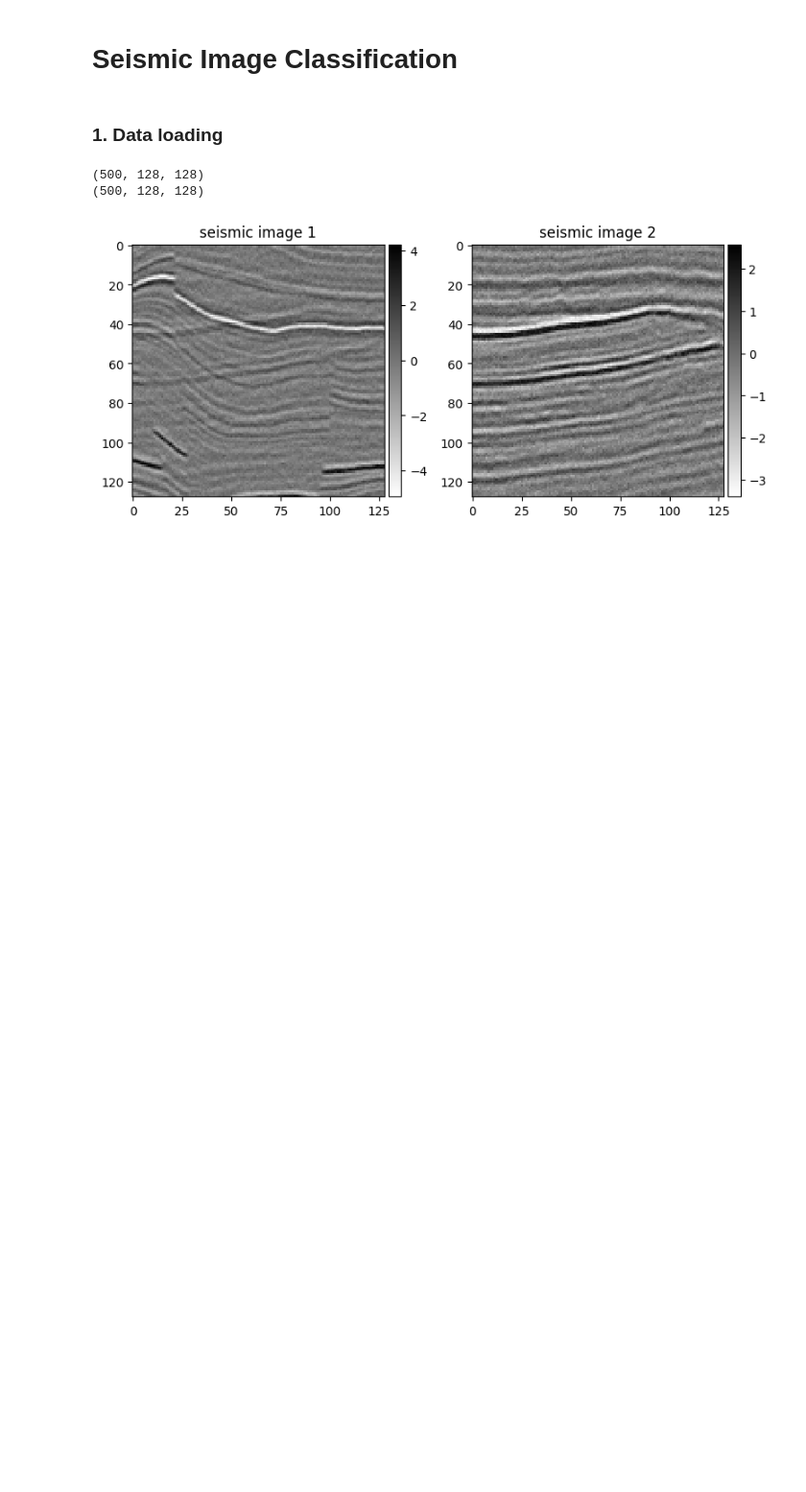
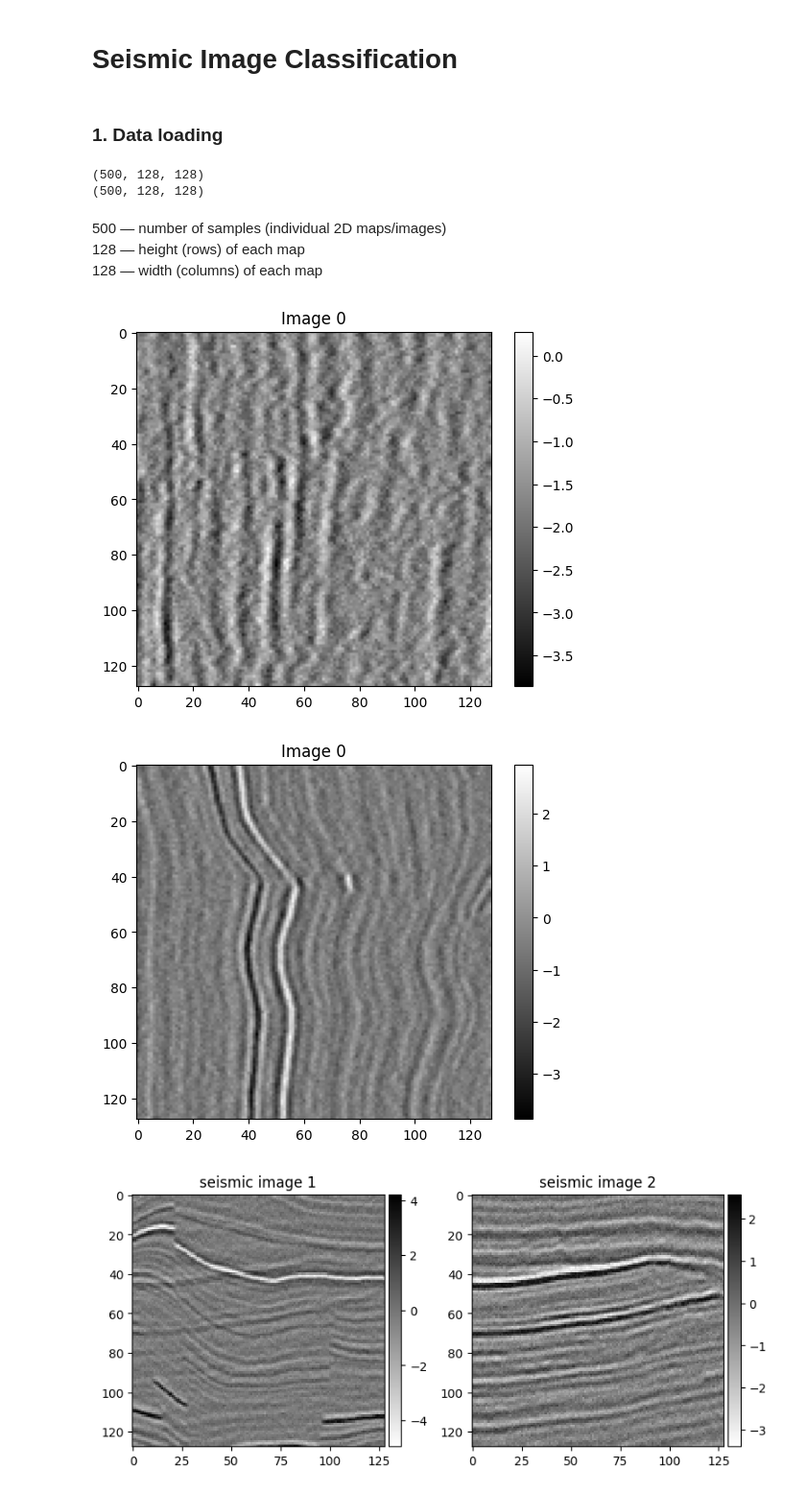
Before and after one commit to Archi2903/AI-in-Engenery, a Jupyter notebook: ENR4320_Class06_Mini_Proj2_dataloading.ipynb, the cells around one changed output. Shown at 96% size. Drawn from its saved outputs; the diff is of its cells as text; code cells hidden in the pictures; blank space fills up the shorter version.

```diff
--- a/ENR4320_Class06_Mini_Proj2_dataloading.ipynb
+++ b/ENR4320_Class06_Mini_Proj2_dataloading.ipynb
@@ -17,4 +18,19 @@ print(X_fld.shape)
 # %% [output]
 (500, 128, 128)
 (500, 128, 128)
+# %% [markdown]
+500 — number of samples (individual 2D maps/images) <br>
+128 — height (rows) of each map <br>
+128 — width (columns) of each map
+# %%
+data = np.load("field_500_proc.npy") # shape (500,128,128)
+i = 0  # индекс нужной картинки
+plt.imshow(data[i], cmap="gray"); plt.colorbar(); plt.title(f"Image {i}"); plt.show()
+
+data = np.load("synth_500_proc.npy") # shape (500,128,128)
+i = 0  # индекс нужной картинки
+plt.imshow(data[i], cmap="gray"); plt.colorbar(); plt.title(f"Image {i}"); plt.show()
+# %% [output]
+[figure, added]
+[figure, added]
 # %%
```
Also changed, not shown: parts of 5 cells of this notebook.
